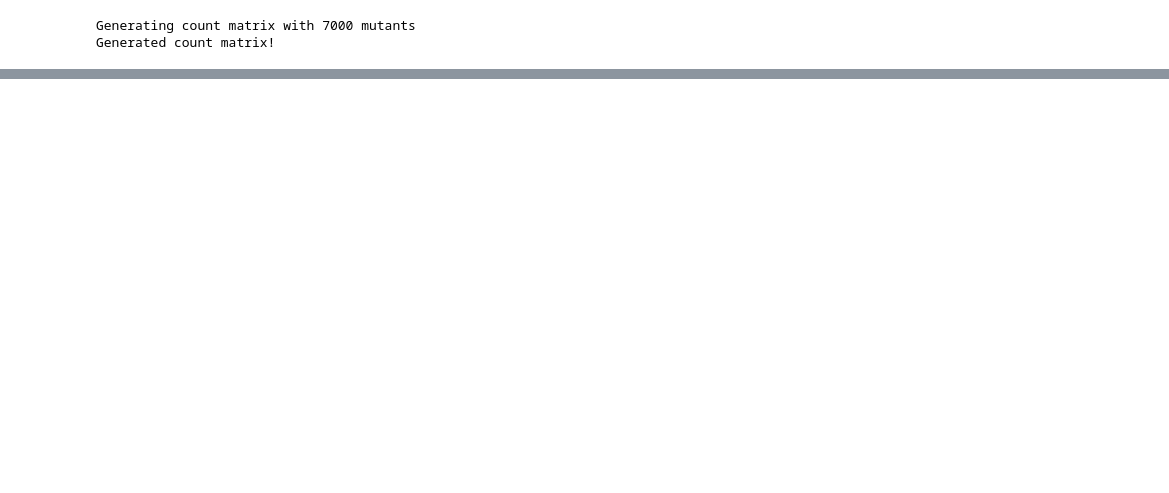
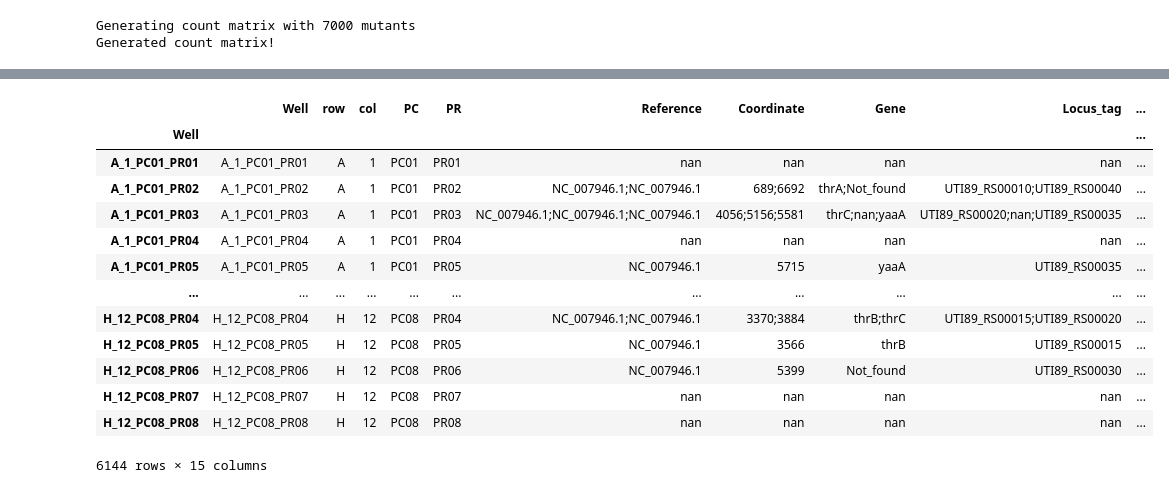
Before and after one commit to tcapraz/arraylib, a Jupyter notebook: docs/notebooks/run_test_data.ipynb, the cells around one changed output, grey strips where cells are left out. Saved outputs shown, nothing was run; the diff lists cells and outputs as text; code cells hidden in the pictures; blank space fills up the shorter version.

```diff
--- a/docs/notebooks/run_test_data.ipynb
+++ b/docs/notebooks/run_test_data.ipynb
@@ -190,0 +159,18 @@ vars(experiment)
+# %%
+
+experiment.transposed_location_summary
+# %% [output]
+|  | Well | row | col | PC | PR | Reference | Coordinate | Gene | Locus_tag | ... |
+| Well |  |  |  |  |  |  |  |  |  | ... |
+| A_1_PC01_PR01 | A_1_PC01_PR01 | A | 1 | PC01 | PR01 | nan | nan | nan | nan | ... |
+| A_1_PC01_PR02 | A_1_PC01_PR02 | A | 1 | PC01 | PR02 | NC_007946.1;NC_007946.1 | 689;6692 | thrA;Not_found | UTI89_RS00010;UTI89_RS00040 | ... |
+| A_1_PC01_PR03 | A_1_PC01_PR03 | A | 1 | PC01 | PR03 | NC_007946.1;NC_007946.1;NC_007946.1 | 4056;5156;5581 | thrC;nan;yaaA | UTI89_RS00020;nan;UTI89_RS00035 | ... |
+| A_1_PC01_PR04 | A_1_PC01_PR04 | A | 1 | PC01 | PR04 | nan | nan | nan | nan | ... |
+| A_1_PC01_PR05 | A_1_PC01_PR05 | A | 1 | PC01 | PR05 | NC_007946.1 | 5715 | yaaA | UTI89_RS00035 | ... |
+| ... | ... | ... | ... | ... | ... | ... | ... | ... | ... | ... |
+| H_12_PC08_PR04 | H_12_PC08_PR04 | H | 12 | PC08 | PR04 | NC_007946.1;NC_007946.1 | 3370;3884 | thrB;thrC | UTI89_RS00015;UTI89_RS00020 | ... |
+| H_12_PC08_PR05 | H_12_PC08_PR05 | H | 12 | PC08 | PR05 | NC_007946.1 | 3566 | thrB | UTI89_RS00015 | ... |
+| H_12_PC08_PR06 | H_12_PC08_PR06 | H | 12 | PC08 | PR06 | NC_007946.1 | 5399 | Not_found | UTI89_RS00030 | ... |
+| H_12_PC08_PR07 | H_12_PC08_PR07 | H | 12 | PC08 | PR07 | nan | nan | nan | nan | ... |
+| H_12_PC08_PR08 | H_12_PC08_PR08 | H | 12 | PC08 | PR08 | nan | nan | nan | nan | ... |
+6144 rows × 15 columns
```
Also changed, not shown: parts of 15 cells of this notebook.
